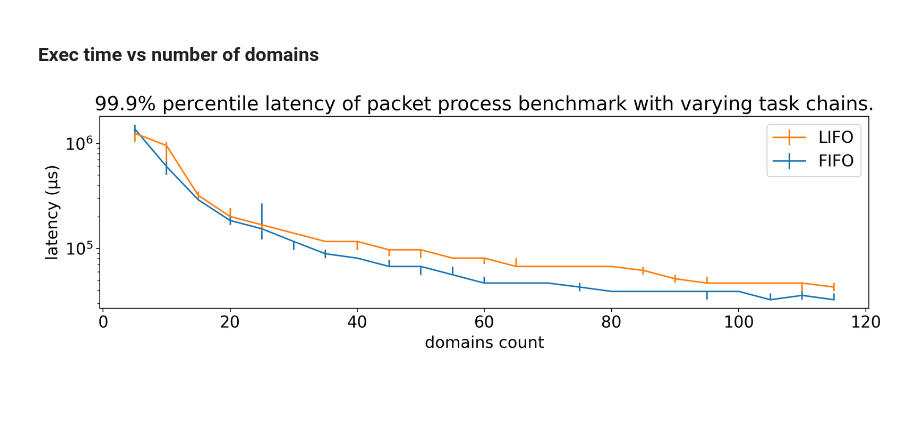
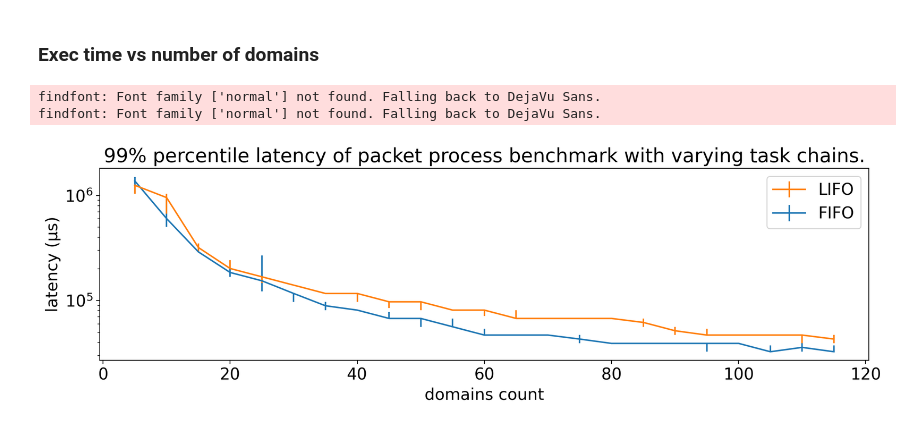
Before and after one commit to bartoszmodelski/ebsl, a Jupyter notebook: evaluation/packet-multiple-tasks-fifo-better/packet-benchmark-sherwood.py.ipynb, the cells around one changed output. Saved outputs shown, nothing was run; the diff lists cells and outputs as text; code cells hidden in the pictures; blank space fills up the shorter version.

```diff
--- a/evaluation/packet-multiple-tasks-fifo-better/packet-benchmark-sherwood.py.ipynb
+++ b/evaluation/packet-multiple-tasks-fifo-better/packet-benchmark-sherwood.py.ipynb
@@ -263,7 +266,7 @@ ax.legend(handles=[line_fifo, line_lifo])
 ax.set_yscale("log")
 #ax.set_ylim(ymin=0, ymax=50_0000)
 ax.set_ylabel('latency (μs)')
-ax.set_title("99.9% percentile latency of packet process benchmark with varying task chains.")
+ax.set_title("99% percentile latency of packet process benchmark with varying task chains.")
 
 
 ########################
@@ -277,31 +280,33 @@ line_lifo = plot(x, fifo_transformed, "latency_q9999-processed", 'FIFO')
 line_fifo = plot(x, lifo_transformed, "latency_q9999-processed", 'LIFO')
 
 ax.set_yscale("log")
 #ax.set_ylim(ymin=0, ymax=50_0000)
 ax.set_ylabel('latency (μs)')
 ax.set_title("99.99% percentile latency.")
 
 ########################
 ## WAIT ################
 ########################
 
 ax = axes[5]
 
 
 line_lifo = plot(x, fifo_transformed, "waited_for_space_on_enque-processed", 'FIFO')
 line_fifo = plot(x, lifo_transformed, "waited_for_space_on_enque-processed", 'LIFO')
 
 ax.set_yscale("log")
 ax.set_ylim(ymin=1)
 ax.set_xlabel('domains count')
 ax.set_ylabel('busy-wait loops (count)')
 ax.set_title("Number of retries on task insertion due to lack of space")
 '''
 
 ax.set_xlabel('domains count')
 plt.tight_layout()
 plt.autoscale()
 
 plt.savefig("packet-basic-" + run_name + ".png", dpi=200)
 # %% [output]
+findfont: Font family ['normal'] not found. Falling back to DejaVu Sans.
+findfont: Font family ['normal'] not found. Falling back to DejaVu Sans.
-[figure, old version]
+[figure, new version]
```
Also changed, not shown: parts of 1 cell of this notebook, 2 other files.
